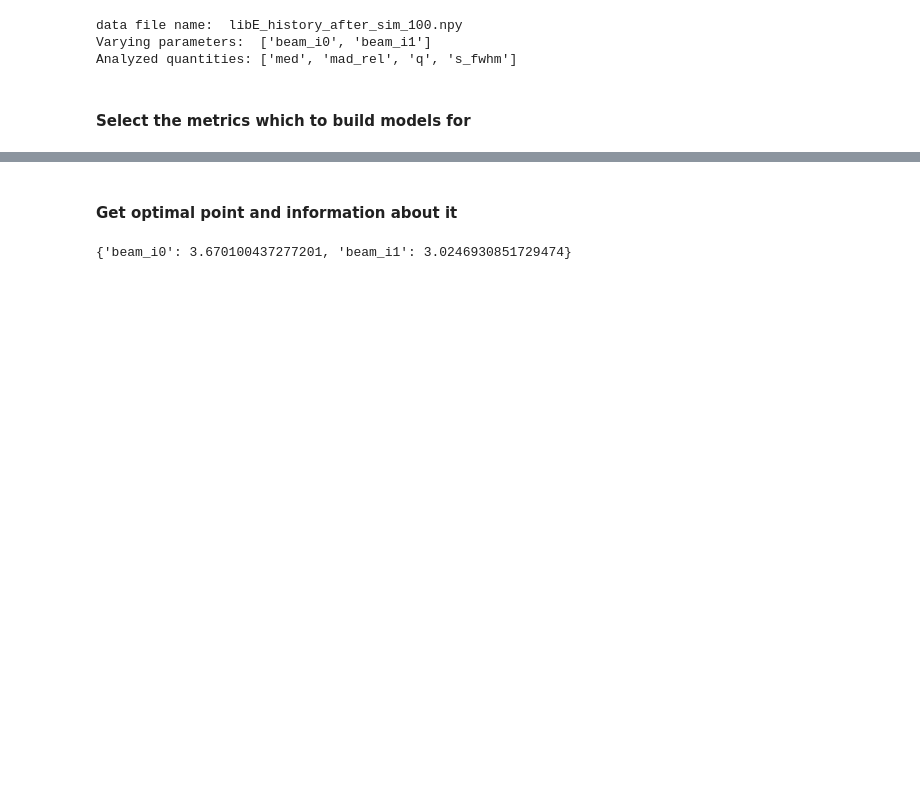
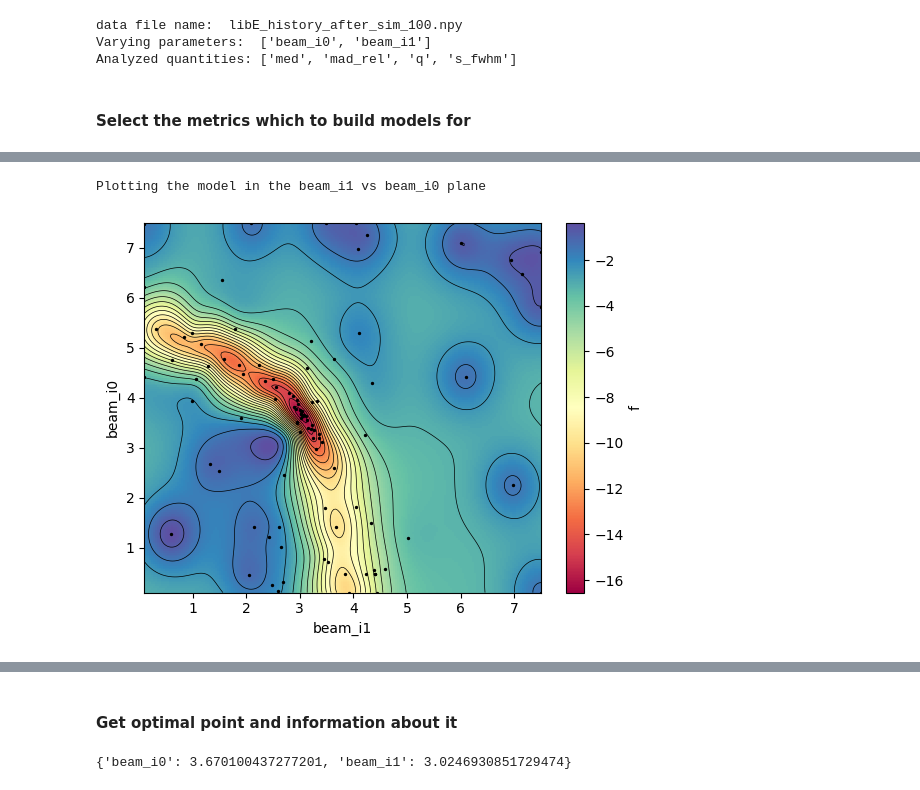
Before and after one commit to delaossa/optimas_pp, a Jupyter notebook: examples/example_1/model_jitters.ipynb, the cells around one changed output, grey strips where cells are left out. Drawn from its saved outputs; the diff is of its cells as text; code cells hidden in the pictures; blank space fills up the shorter version.

```diff
--- a/examples/example_1/model_jitters.ipynb
+++ b/examples/example_1/model_jitters.ipynb
@@ -39,0 +44,5 @@ Plotting the model in the beam_i1 vs beam_i0 plane
+# %%
+models['f'].plot_model(xname='beam_i1', yname='beam_i0', cmap='Spectral')
+# %% [output]
+Plotting the model in the beam_i1 vs beam_i0 plane
+[figure, added]
```
Also changed, not shown: parts of 11 cells of this notebook, 7 other files.
